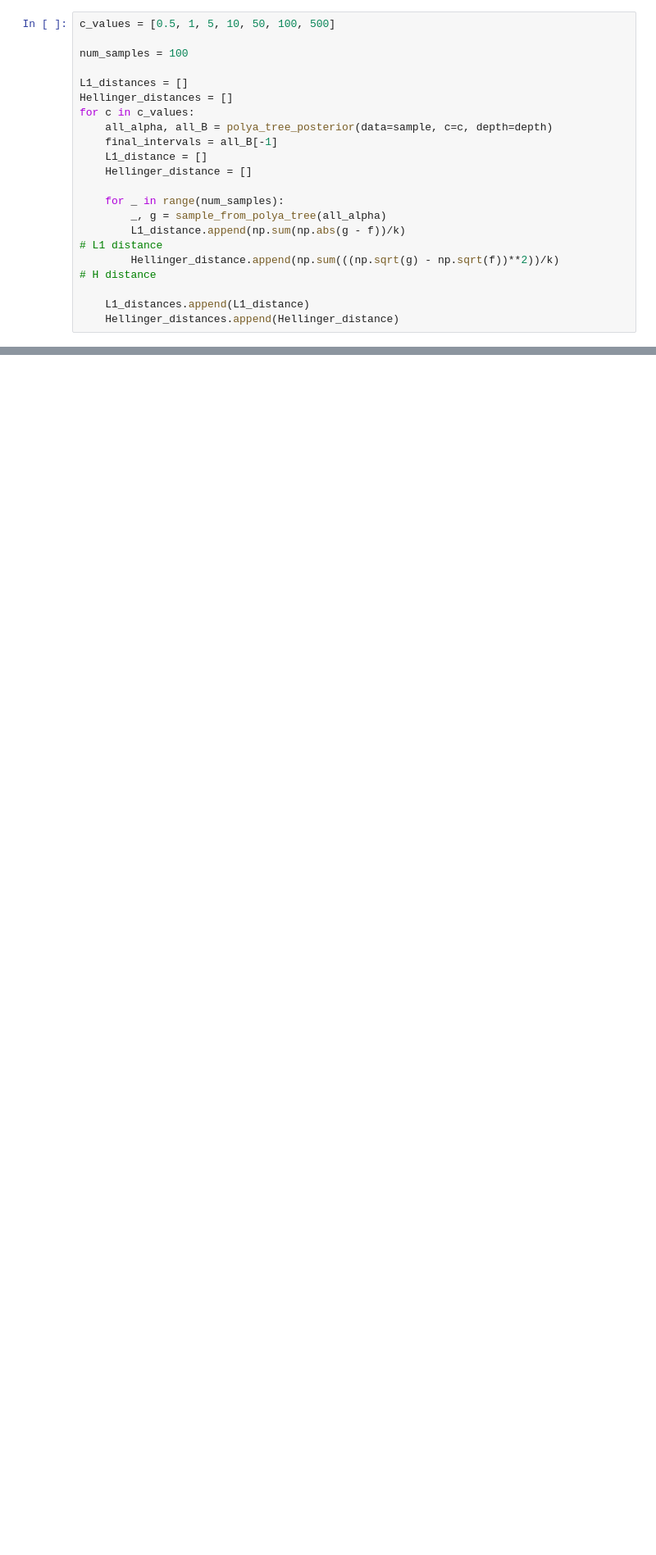
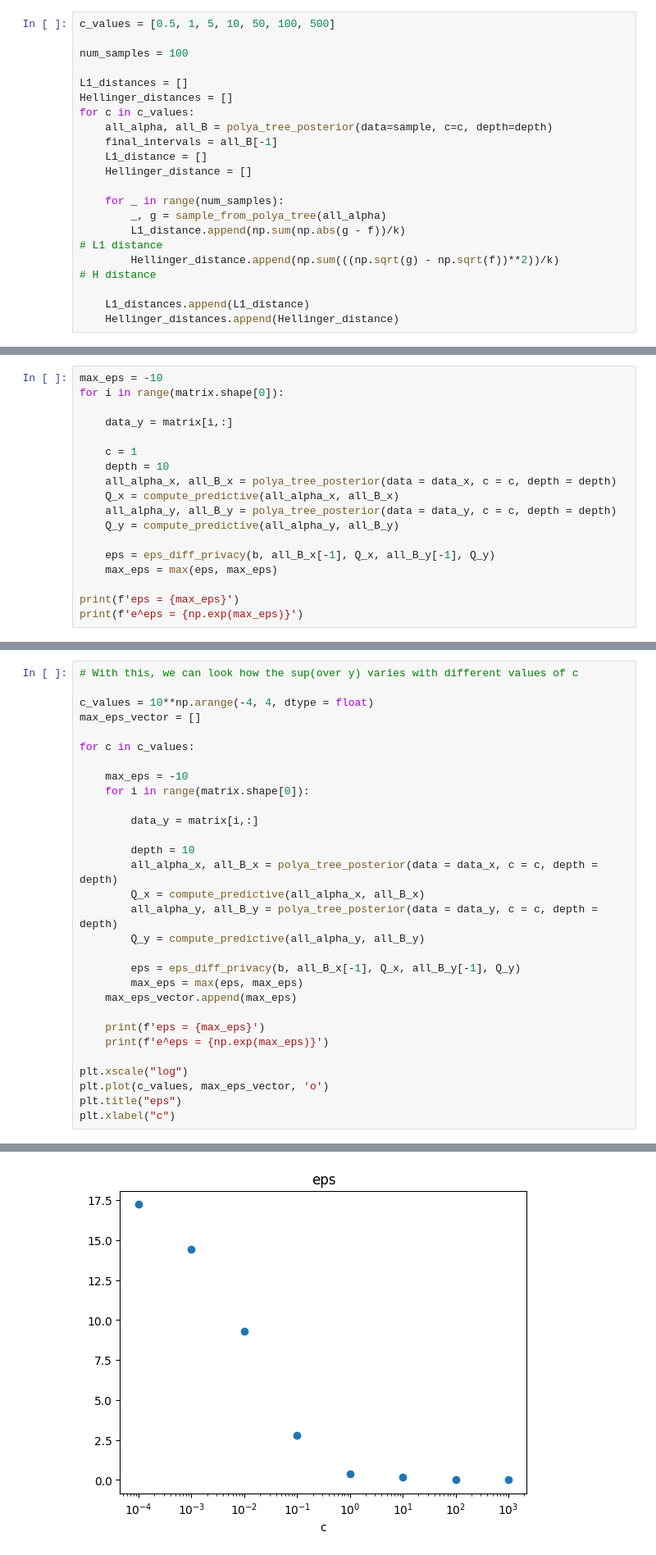
Before and after one commit to kia1510/Progetto_Bayesian, a Jupyter notebook: Code/PolyaTree.ipynb, the cells around one changed output, grey strips where cells are left out. Shown: that part at 82% size. Cells and saved outputs as stored; diff of their text form; blank space fills up the shorter version.

```diff
--- a/Code/PolyaTree.ipynb
+++ b/Code/PolyaTree.ipynb
@@ -356,0 +652,18 @@ plt.show()
+# %%
+max_eps = -10
+for i in range(matrix.shape[0]):
+
+    data_y = matrix[i,:]
+
+    c = 1
+    depth = 10
+    all_alpha_x, all_B_x = polya_tree_posterior(data = data_x, c = c, depth = depth)
+    Q_x = compute_predictive(all_alpha_x, all_B_x)
+    all_alpha_y, all_B_y = polya_tree_posterior(data = data_y, c = c, depth = depth)
+    Q_y = compute_predictive(all_alpha_y, all_B_y)
+
+    eps = eps_diff_privacy(b, all_B_x[-1], Q_x, all_B_y[-1], Q_y)
+    max_eps = max(eps, max_eps)
+
+print(f'eps = {max_eps}')
+print(f'e^eps = {np.exp(max_eps)}')
@@ -356,0 +675,31 @@ plt.show()
+# %%
+# With this, we can look how the sup(over y) varies with different values of c
+
+c_values = 10**np.arange(-4, 4, dtype = float)
+max_eps_vector = []
+
+for c in c_values:
+
+    max_eps = -10
+    for i in range(matrix.shape[0]):
+
+        data_y = matrix[i,:]
+
+        depth = 10
+        all_alpha_x, all_B_x = polya_tree_posterior(data = data_x, c = c, depth = depth)
+        Q_x = compute_predictive(all_alpha_x, all_B_x)
+        all_alpha_y, all_B_y = polya_tree_posterior(data = data_y, c = c, depth = depth)
+        Q_y = compute_predictive(all_alpha_y, all_B_y)
+
+        eps = eps_diff_privacy(b, all_B_x[-1], Q_x, all_B_y[-1], Q_y)
+        max_eps = max(eps, max_eps)
+    max_eps_vector.append(max_eps)
+
+    print(f'eps = {max_eps}')
+    print(f'e^eps = {np.exp(max_eps)}')
+
+plt.xscale("log")
+plt.plot(c_values, max_eps_vector, 'o')
+plt.title("eps")
+plt.xlabel("c")
+# %% [output]
@@ -356,0 +723 @@ plt.show()
+[figure, added]
```
Also changed, not shown: parts of 34 cells of this notebook, 6 other files.
